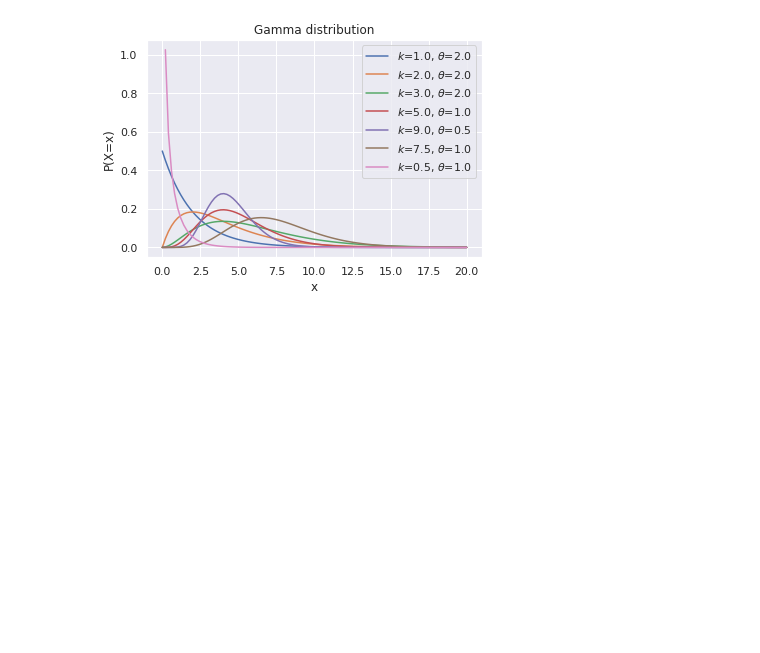
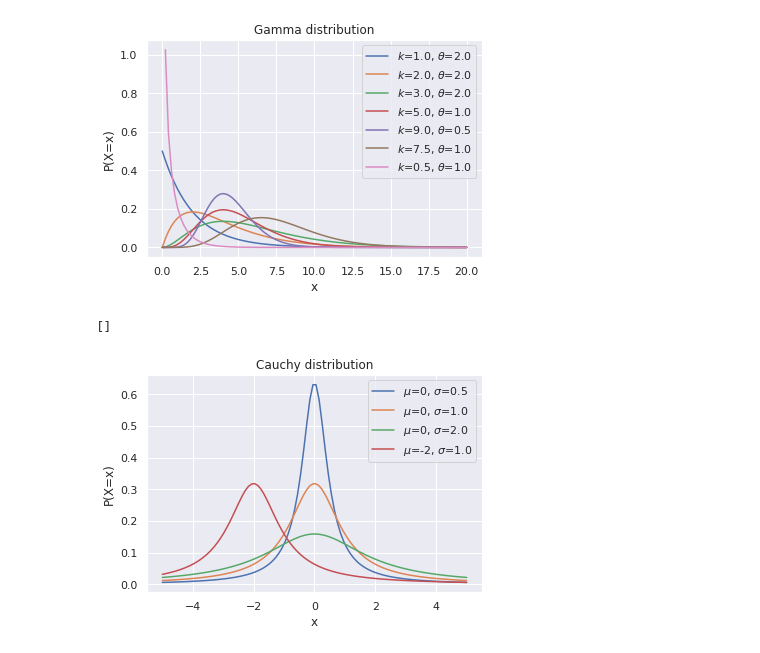
Before and after one commit to kk127/distributions, a Jupyter notebook: continuous_distribution.ipynb, the cells around one changed output. Cells and saved outputs as stored; diff of their text form; code cells hidden in the pictures; blank space fills up the shorter version.

Commit message:
add Cauchy distribution

```diff
--- a/continuous_distribution.ipynb
+++ b/continuous_distribution.ipynb
@@ -68,3 +68,22 @@ plt.plot()
 # %% [output]
 []
 [figure]
+# %%
+def cauchy_distribution(mu, sigma):
+    label=f"$\mu$={mu}, $\sigma$={sigma}"
+    x = np.linspace(-5, 5, 100)
+    y = sigma / np.pi / ((x-mu) ** 2 + sigma ** 2)
+    sns.lineplot(x, y, label=label)
+
+cauchy_distribution(0, 0.5)
+cauchy_distribution(0, 1.0)
+cauchy_distribution(0, 2.0)
+cauchy_distribution(-2, 1.0)
+
+plt.title("Cauchy distribution")
+plt.xlabel("x")
+plt.ylabel("P(X=x)")
+plt.plot()
+# %% [output]
+[]
+[figure, added]
```
